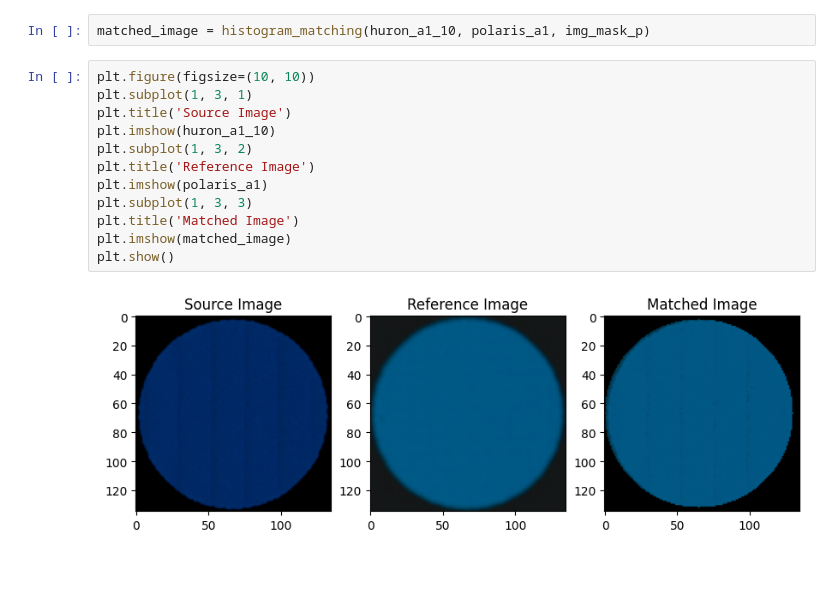
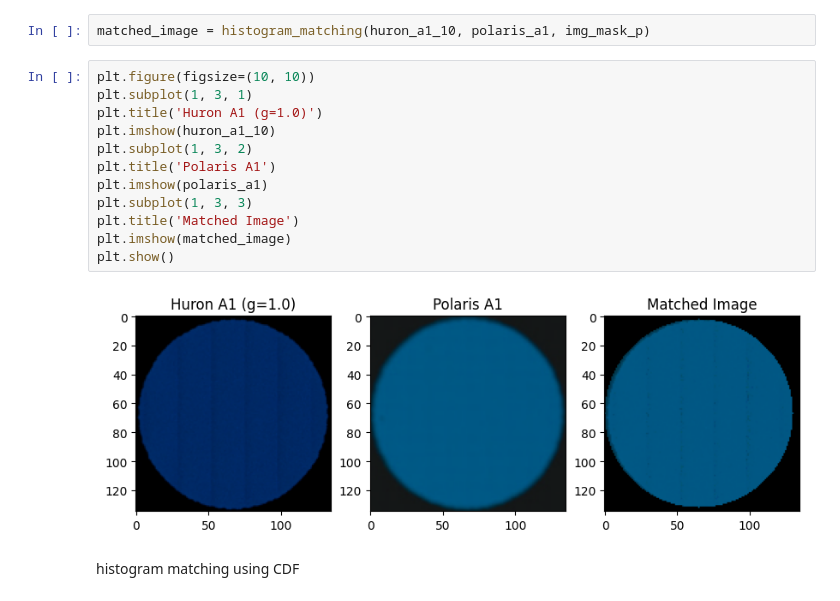
Before and after one commit to slendersold/colour_project, a Jupyter notebook: Hist_matching.ipynb, the cells around one changed output. Cells and saved outputs as stored; diff of their text form; blank space fills up the shorter version.

```diff
--- a/Hist_matching.ipynb
+++ b/Hist_matching.ipynb
@@ -99,14 +92,16 @@ matched_image = histogram_matching(huron_a1_10, polaris_a1, img_mask_p)
 # %%
 plt.figure(figsize=(10, 10))
 plt.subplot(1, 3, 1)
-plt.title('Source Image')
+plt.title('Huron A1 (g=1.0)')
 plt.imshow(huron_a1_10)
 plt.subplot(1, 3, 2)
-plt.title('Reference Image')
+plt.title('Polaris A1')
 plt.imshow(polaris_a1)
 plt.subplot(1, 3, 3)
 plt.title('Matched Image')
 plt.imshow(matched_image)
 plt.show()
 # %% [output]
-[figure, old version]
+[figure, new version]
+# %% [markdown]
+histogram matching using CDF
```
Also changed, not shown: parts of 21 cells of this notebook.
